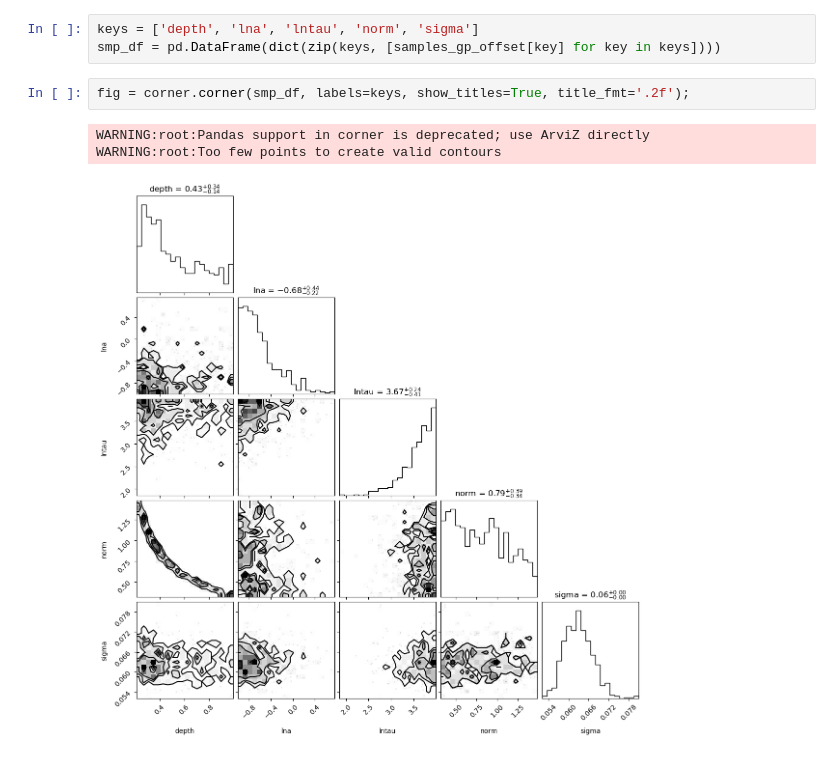
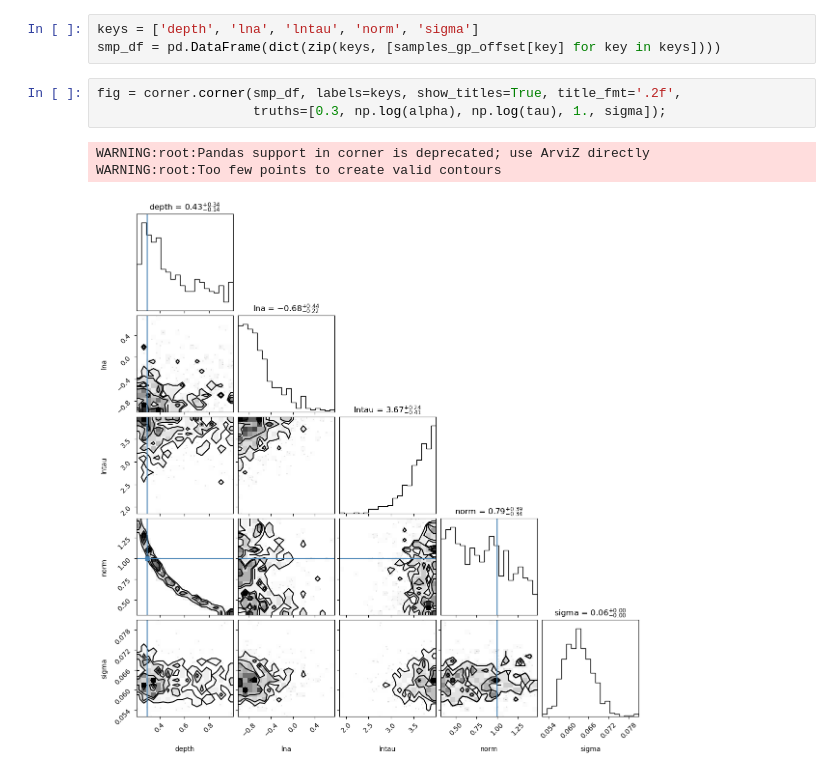
Before and after one commit to kemasuda/tutorial, a Jupyter notebook: multivariate_normal/degeneracy between GP mean and model normalization.ipynb, the cells around one changed output. Saved outputs shown, nothing was run; the diff lists cells and outputs as text.

```diff
--- a/multivariate_normal/degeneracy between GP mean and model normalization.ipynb
+++ b/multivariate_normal/degeneracy between GP mean and model normalization.ipynb
@@ -152,8 +152,9 @@ plt.legend(loc='best', bbox_to_anchor=(1,1));
 keys = ['depth', 'lna', 'lntau', 'norm', 'sigma']
 smp_df = pd.DataFrame(dict(zip(keys, [samples_gp_offset[key] for key in keys])))
 # %%
-fig = corner.corner(smp_df, labels=keys, show_titles=True, title_fmt='.2f');
+fig = corner.corner(smp_df, labels=keys, show_titles=True, title_fmt='.2f',
+                    truths=[0.3, np.log(alpha), np.log(tau), 1., sigma]);
 # %% [output]
 WARNING:root:Pandas support in corner is deprecated; use ArviZ directly
 WARNING:root:Too few points to create valid contours
-[figure, old version]
+[figure, new version]
```
